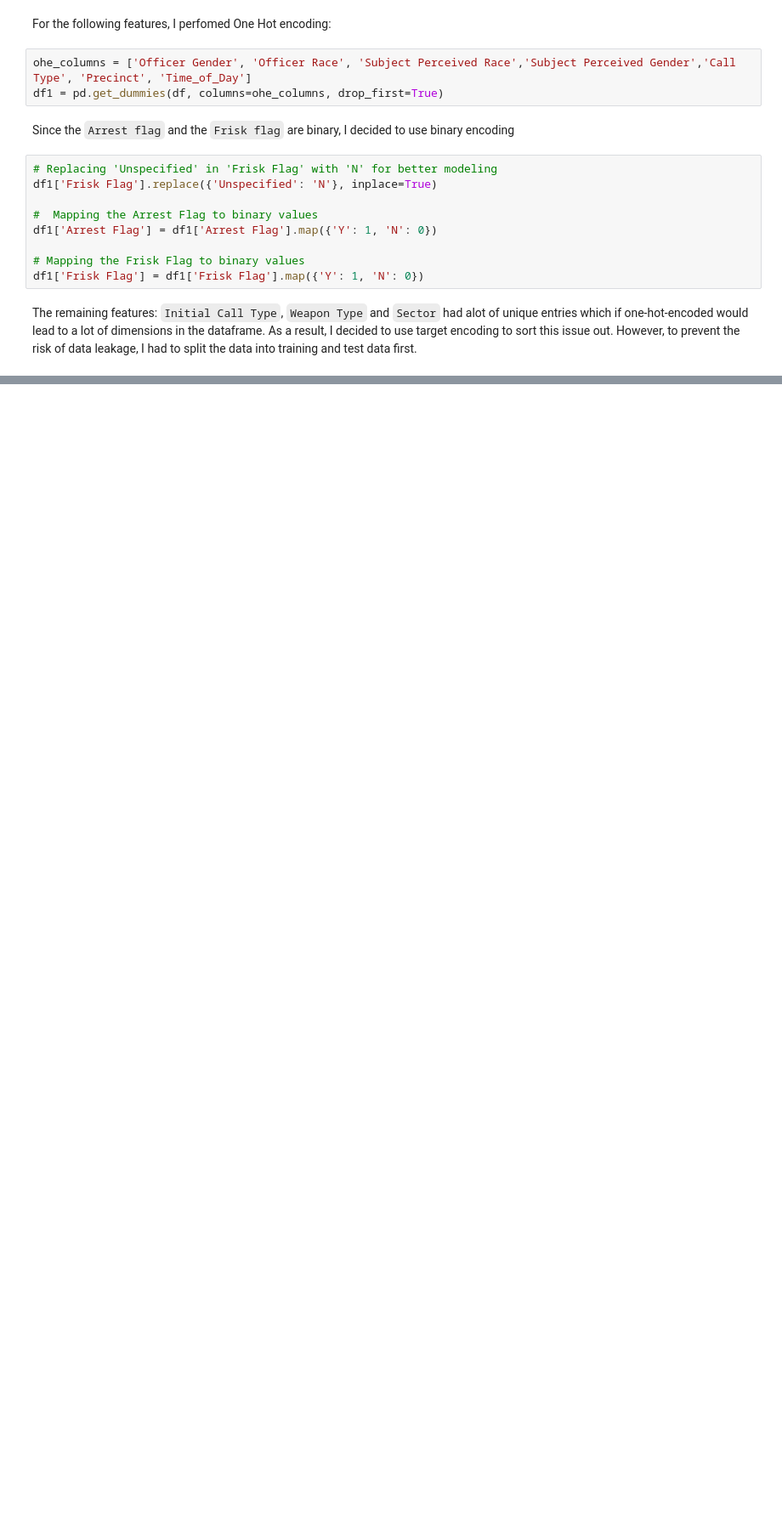
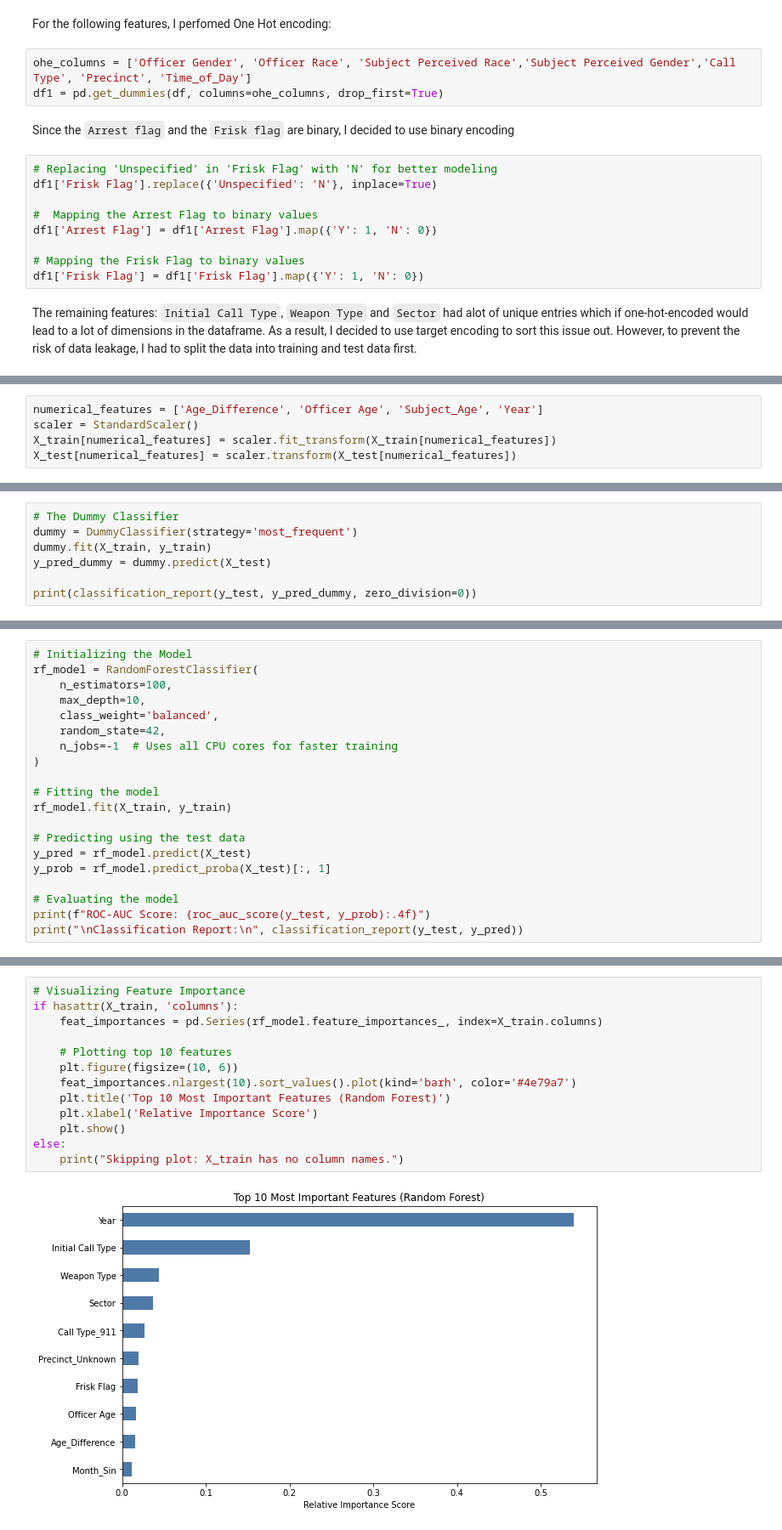
Before and after one commit to BC-254/analyzing-reasonable-suspicion, a Jupyter notebook: index.ipynb, the cells around one changed output, grey strips where cells are left out. Shown at 85% size. Saved outputs shown, nothing was run; the diff lists cells and outputs as text; blank space fills up the shorter version.

```diff
--- a/index.ipynb
+++ b/index.ipynb
@@ -413,0 +426,5 @@ X_train.head()
+# %%
+numerical_features = ['Age_Difference', 'Officer Age', 'Subject_Age', 'Year']
+scaler = StandardScaler()
+X_train[numerical_features] = scaler.fit_transform(X_train[numerical_features])
+X_test[numerical_features] = scaler.transform(X_test[numerical_features])
@@ -413,0 +439,7 @@ X_train.head()
+# %%
+# The Dummy Classifier
+dummy = DummyClassifier(strategy='most_frequent')
+dummy.fit(X_train, y_train)
+y_pred_dummy = dummy.predict(X_test)
+
+print(classification_report(y_test, y_pred_dummy, zero_division=0))
@@ -413,0 +513,20 @@ X_train.head()
+# %%
+# Initializing the Model
+rf_model = RandomForestClassifier(
+    n_estimators=100,
+    max_depth=10,
+    class_weight='balanced',
+    random_state=42,
+    n_jobs=-1  # Uses all CPU cores for faster training
+)
+
+# Fitting the model
+rf_model.fit(X_train, y_train)
+
+# Predicting using the test data
+y_pred = rf_model.predict(X_test)
+y_prob = rf_model.predict_proba(X_test)[:, 1]
+
+# Evaluating the model
+print(f"ROC-AUC Score: {roc_auc_score(y_test, y_prob):.4f}")
+print("\nClassification Report:\n", classification_report(y_test, y_pred))
@@ -413,0 +547,15 @@ X_train.head()
+# %%
+# Visualizing Feature Importance
+if hasattr(X_train, 'columns'):
+    feat_importances = pd.Series(rf_model.feature_importances_, index=X_train.columns)
+
+    # Plotting top 10 features
+    plt.figure(figsize=(10, 6))
+    feat_importances.nlargest(10).sort_values().plot(kind='barh', color='#4e79a7')
+    plt.title('Top 10 Most Important Features (Random Forest)')
+    plt.xlabel('Relative Importance Score')
+    plt.show()
+else:
+    print("Skipping plot: X_train has no column names.")
+# %% [output]
+[figure, added]
```
Also changed, not shown: parts of 25 cells of this notebook.
